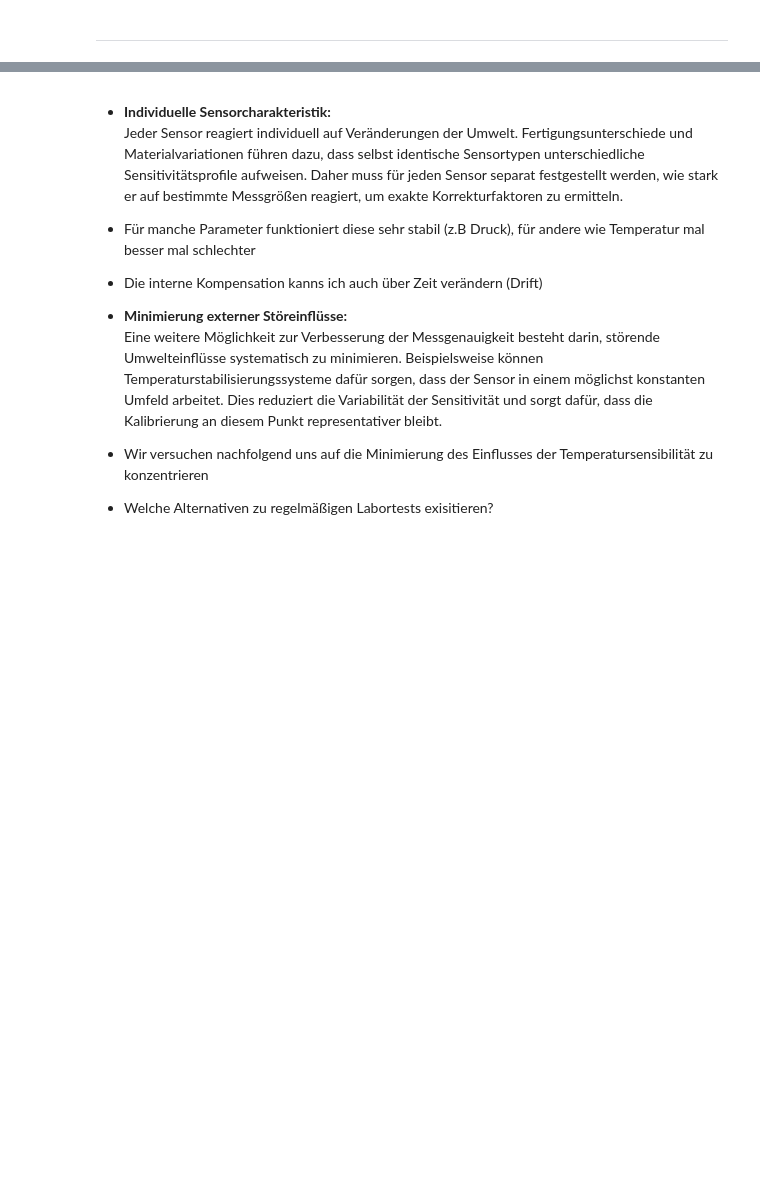
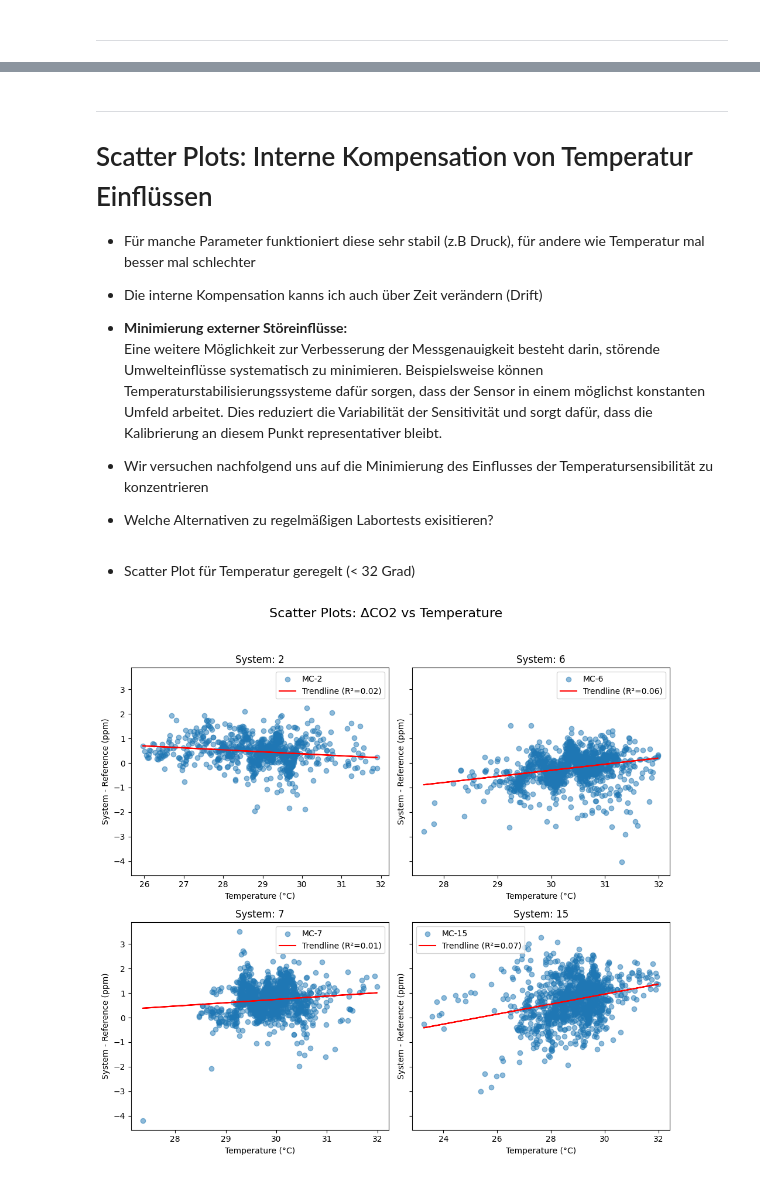
Before and after one commit to tum-esm/HES-2-Praktikum, a Jupyter notebook: notebooks/4_Sensor_Sensitivity.ipynb, the cells around one changed output, grey strips where cells are left out. Cells and saved outputs as stored; diff of their text form; code cells hidden in the pictures; blank space fills up the shorter version.

```diff
--- a/notebooks/4_Sensor_Sensitivity.ipynb
+++ b/notebooks/4_Sensor_Sensitivity.ipynb
@@ -162,6 +195,7 @@ Fragen:
 # %% [markdown]
-- **Individuelle Sensorcharakteristik:**
-  Jeder Sensor reagiert individuell auf Veränderungen der Umwelt. Fertigungsunterschiede und Materialvariationen führen dazu, dass selbst identische Sensortypen unterschiedliche Sensitivitätsprofile aufweisen. Daher muss für jeden Sensor separat festgestellt werden, wie stark er auf bestimmte Messgrößen reagiert, um exakte Korrekturfaktoren zu ermitteln.
+---
+
+# Scatter Plots: Interne Kompensation von Temperatur Einflüssen
 
 - Für manche Parameter funktioniert diese sehr stabil (z.B Druck), für andere wie Temperatur mal besser mal schlechter
 - Die interne Kompensation kanns ich auch über Zeit verändern (Drift)
@@ -172,3 +206,13 @@ Fragen:
 
 - Wir versuchen nachfolgend uns auf die Minimierung des Einflusses der Temperatursensibilität zu konzentrieren
 - Welche Alternativen zu regelmäßigen Labortests exisitieren?
+# %% [markdown]
+- Scatter Plot für Temperatur geregelt (< 32 Grad)
+# %%
+max_col, max_row = 2, 2
+
+df_plot = df_sbs_2024.filter(pl.col("gmp343_temperature") < 32)
+
+plot_scatter_with_trendline(df_plot, "gmp343_temperature", "diff", max_col, max_row, "Temperature (°C)", "System - Reference (ppm)","Scatter Plots: ΔCO2 vs Temperature")
+# %% [output]
+[figure, added]
```
Also changed, not shown: parts of 13 cells of this notebook, 2 other files.
